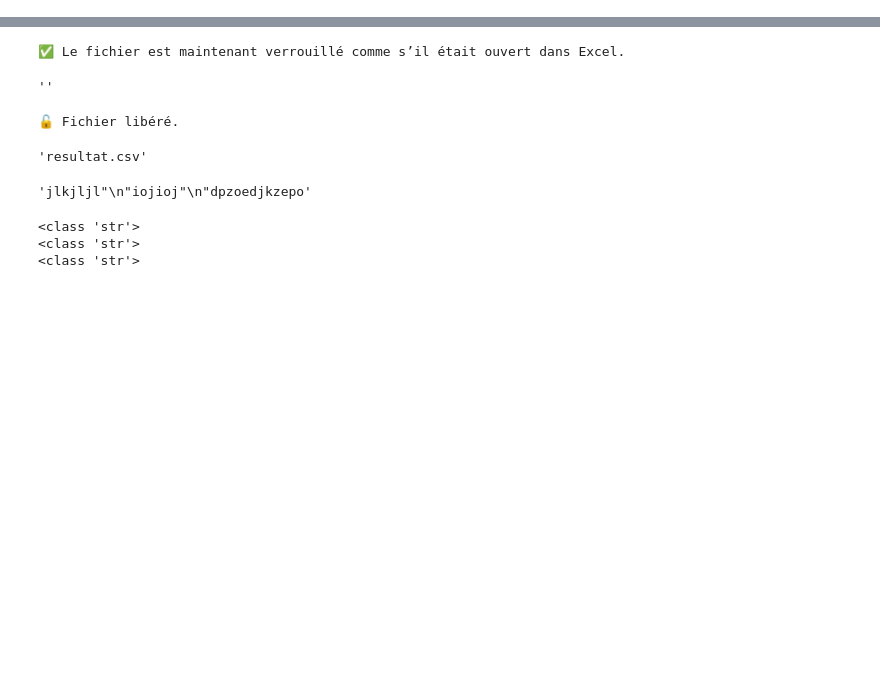
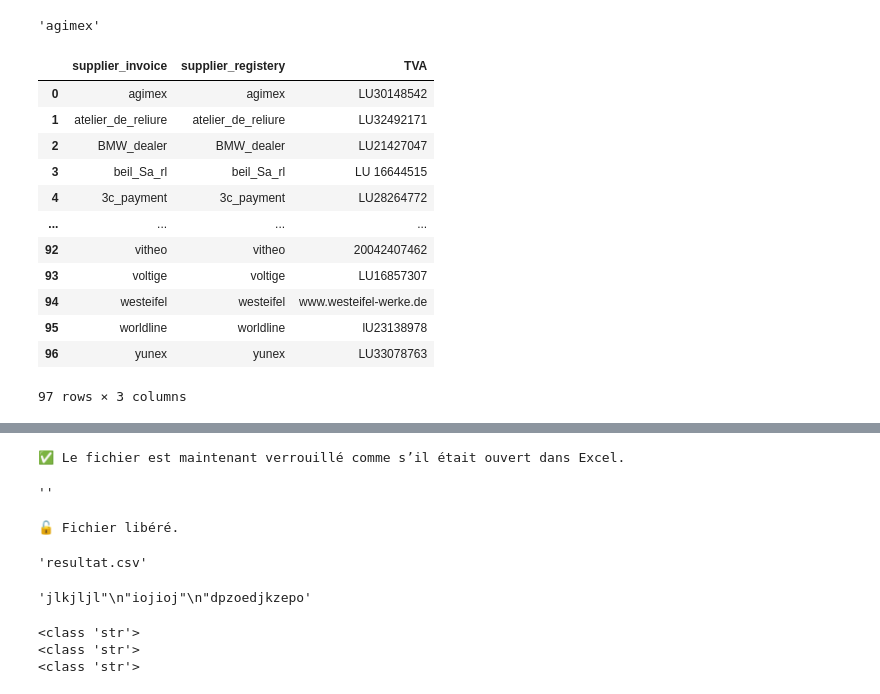
Before and after one commit to hf2503/invoice-ocr-classifier, a Jupyter notebook: expand.ipynb, the cells around one changed output, grey strips where cells are left out. Saved outputs shown, nothing was run; the diff lists cells and outputs as text; code cells hidden in the pictures; blank space fills up the shorter version.

```diff
--- a/expand.ipynb
+++ b/expand.ipynb
@@ -15,0 +54,26 @@ import unicodedata
+# %%
+dg['supplier_registery'].values[0]
+# %% [output]
+'agimex'
+# %%
+dg = dg.drop('ID_TVA',axis=1)
+# %%
+dg = dg.rename(columns={'entreprise':'supplier_invoice'})
+# %%
+
+dg.to_csv('data\list_supplier copy.csv',index=False)
+dg
+# %% [output]
+|  | supplier_invoice | supplier_registery | TVA |
+| 0 | agimex | agimex | LU30148542 |
+| 1 | atelier_de_reliure | atelier_de_reliure | LU32492171 |
+| 2 | BMW_dealer | BMW_dealer | LU21427047 |
+| 3 | beil_Sa_rl | beil_Sa_rl | LU 16644515 |
+| 4 | 3c_payment | 3c_payment | LU28264772 |
+| ... | ... | ... | ... |
+| 92 | vitheo | vitheo | 20042407462 |
+| 93 | voltige | voltige | LU16857307 |
+| 94 | westeifel | westeifel | www.westeifel-werke.de |
+| 95 | worldline | worldline | lU23138978 |
+| 96 | yunex | yunex | LU33078763 |
+97 rows × 3 columns
```
Also changed, not shown: parts of 4 cells of this notebook.
